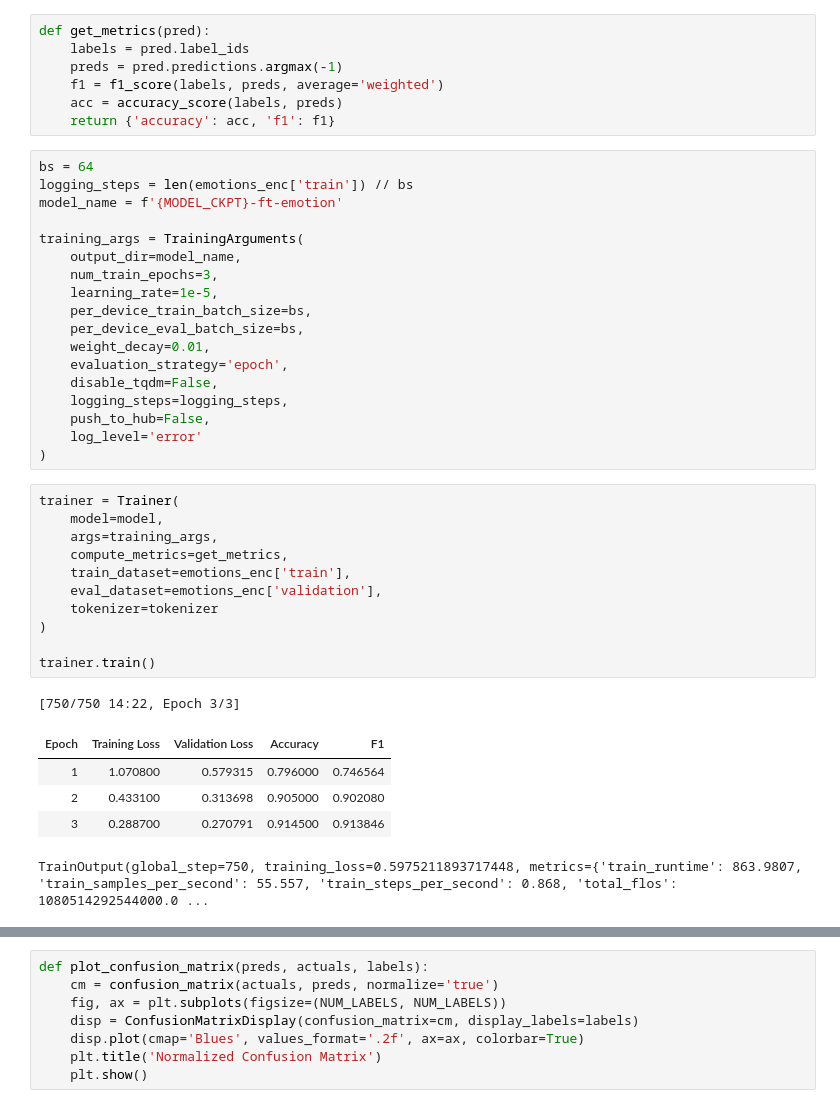
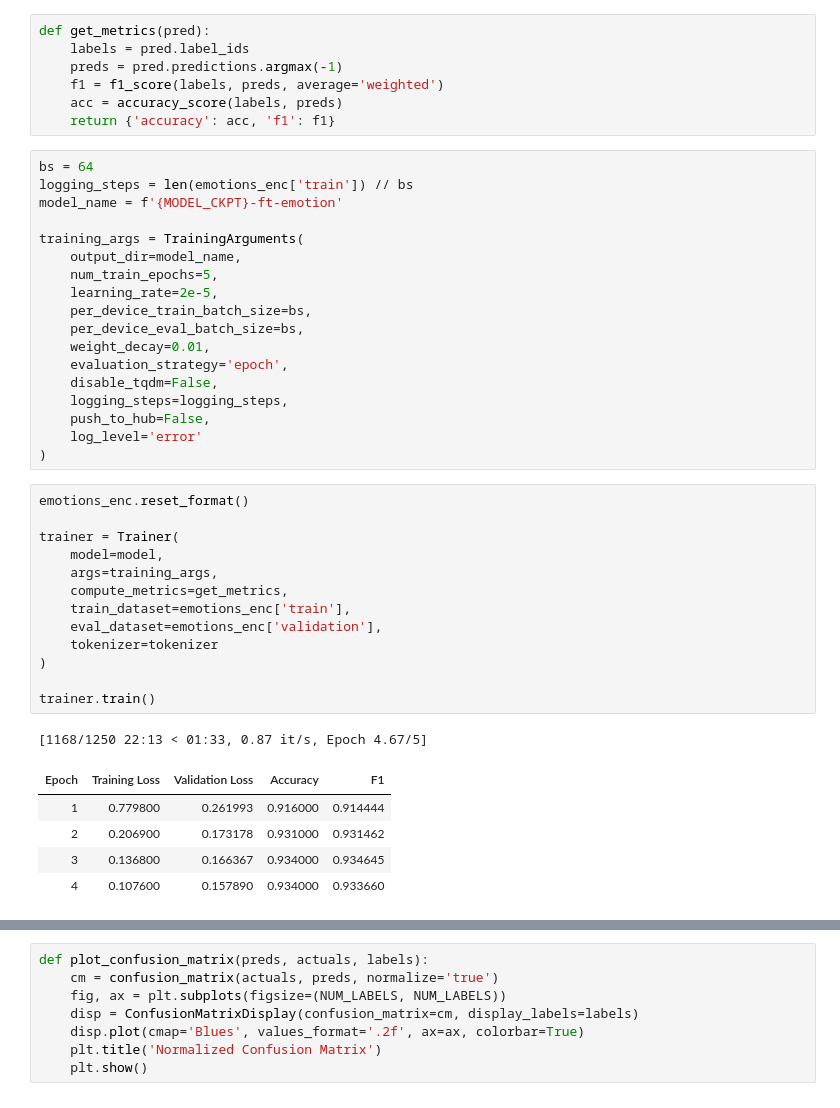
Before and after one commit to chris-santiago/nlpwt, a Jupyter notebook: chap_2.ipynb, the cells around one changed output, grey strips where cells are left out. Drawn from its saved outputs; the diff is of its cells as text.

```diff
--- a/chap_2.ipynb
+++ b/chap_2.ipynb
@@ -198,8 +198,8 @@ model_name = f'{MODEL_CKPT}-ft-emotion'
 
 training_args = TrainingArguments(
     output_dir=model_name,
-    num_train_epochs=3,
-    learning_rate=1e-5,
+    num_train_epochs=5,
+    learning_rate=2e-5,
     per_device_train_batch_size=bs,
     per_device_eval_batch_size=bs,
     weight_decay=0.01,
@@ -210,23 +210,25 @@ training_args = TrainingArguments(
     log_level='error'
 )
 # %%
+emotions_enc.reset_format()
+
 trainer = Trainer(
     model=model,
     args=training_args,
     compute_metrics=get_metrics,
     train_dataset=emotions_enc['train'],
     eval_dataset=emotions_enc['validation'],
     tokenizer=tokenizer
 )
 
 trainer.train()
 # %% [output]
-[750/750 14:22, Epoch 3/3]
+[1168/1250 22:13 < 01:33, 0.87 it/s, Epoch 4.67/5]
 | Epoch | Training Loss | Validation Loss | Accuracy | F1 |
-| 1 | 1.070800 | 0.579315 | 0.796000 | 0.746564 |
-| 2 | 0.433100 | 0.313698 | 0.905000 | 0.902080 |
-| 3 | 0.288700 | 0.270791 | 0.914500 | 0.913846 |
+| 1 | 0.779800 | 0.261993 | 0.916000 | 0.914444 |
+| 2 | 0.206900 | 0.173178 | 0.931000 | 0.931462 |
+| 3 | 0.136800 | 0.166367 | 0.934000 | 0.934645 |
+| 4 | 0.107600 | 0.157890 | 0.934000 | 0.933660 |
-TrainOutput(global_step=750, training_loss=0.5975211893717448, metrics={'train_runtime': 863.9807, 'train_samples_per_second': 55.557, 'train_steps_per_second': 0.868, 'total_flos': 1080514292544000.0 ...
 # %%
 preds_output = trainer.predict(emotions_enc['validation'])
 preds_output.metrics
```
Also changed, not shown: parts of 6 cells of this notebook.
